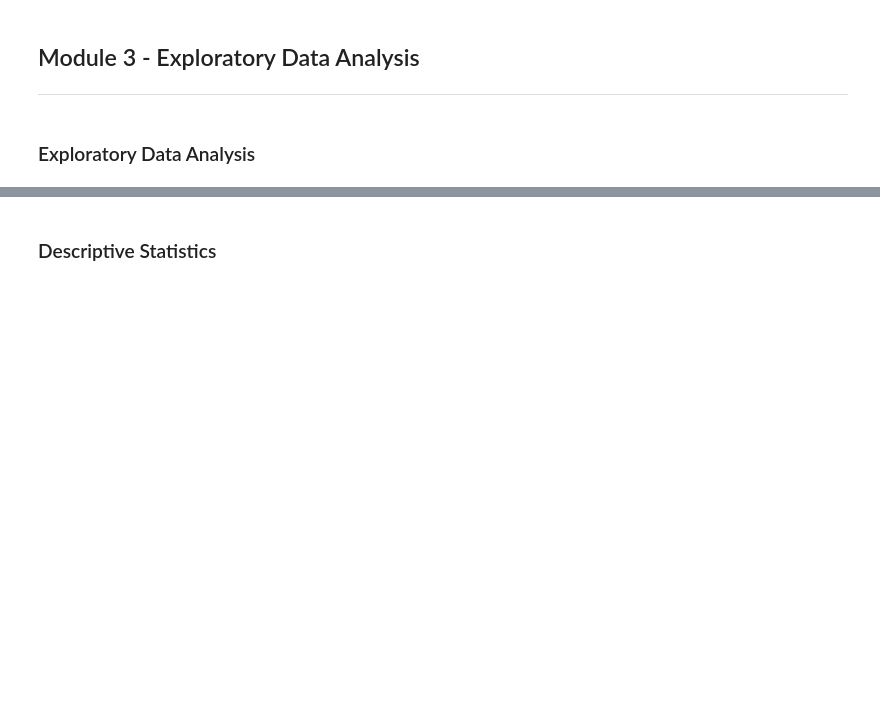
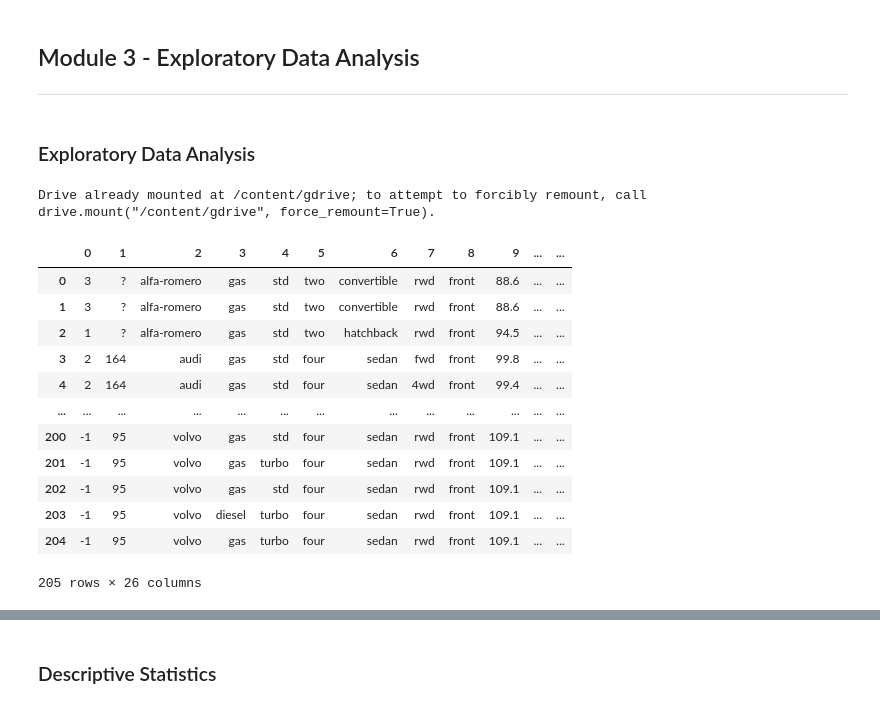
Before and after one commit to PosgradoMNA/actividades-de-aprendizaje-JavierP-rez, a Jupyter notebook: Semana6_19to25Oct/Modulo3_Semana6_DataAnalysisWithPython_IBM.ipynb, the cells around one changed output, grey strips where cells are left out. Saved outputs shown, nothing was run; the diff lists cells and outputs as text; code cells hidden in the pictures; blank space fills up the shorter version.

```diff
--- a/Semana6_19to25Oct/Modulo3_Semana6_DataAnalysisWithPython_IBM.ipynb
+++ b/Semana6_19to25Oct/Modulo3_Semana6_DataAnalysisWithPython_IBM.ipynb
@@ -33,3 +33,28 @@ Fecha: 19 de octubre del 2022
 ---
 # %% [markdown]
 ### Exploratory Data Analysis
+# %%
+#Google Drive file I/O with Google Colaboratory
+# mount Google Drive
+from google.colab import drive
+drive.mount('/content/gdrive')
+gdrive_path = '/content/gdrive/My Drive/DataSet4Test/imports-85.data'
+import pandas as pd
+
+df = pd.read_csv(gdrive_path, header = None)
+df
+# %% [output]
+Drive already mounted at /content/gdrive; to attempt to forcibly remount, call drive.mount("/content/gdrive", force_remount=True).
+|  | 0 | 1 | 2 | 3 | 4 | 5 | 6 | 7 | 8 | 9 | ... | ... |
+| 0 | 3 | ? | alfa-romero | gas | std | two | convertible | rwd | front | 88.6 | ... | ... |
+| 1 | 3 | ? | alfa-romero | gas | std | two | convertible | rwd | front | 88.6 | ... | ... |
+| 2 | 1 | ? | alfa-romero | gas | std | two | hatchback | rwd | front | 94.5 | ... | ... |
+| 3 | 2 | 164 | audi | gas | std | four | sedan | fwd | front | 99.8 | ... | ... |
+| 4 | 2 | 164 | audi | gas | std | four | sedan | 4wd | front | 99.4 | ... | ... |
+| ... | ... | ... | ... | ... | ... | ... | ... | ... | ... | ... | ... | ... |
+| 200 | -1 | 95 | volvo | gas | std | four | sedan | rwd | front | 109.1 | ... | ... |
+| 201 | -1 | 95 | volvo | gas | turbo | four | sedan | rwd | front | 109.1 | ... | ... |
+| 202 | -1 | 95 | volvo | gas | std | four | sedan | rwd | front | 109.1 | ... | ... |
+| 203 | -1 | 95 | volvo | diesel | turbo | four | sedan | rwd | front | 109.1 | ... | ... |
+| 204 | -1 | 95 | volvo | gas | turbo | four | sedan | rwd | front | 109.1 | ... | ... |
+205 rows × 26 columns
```
Also changed, not shown: parts of 10 cells of this notebook.
